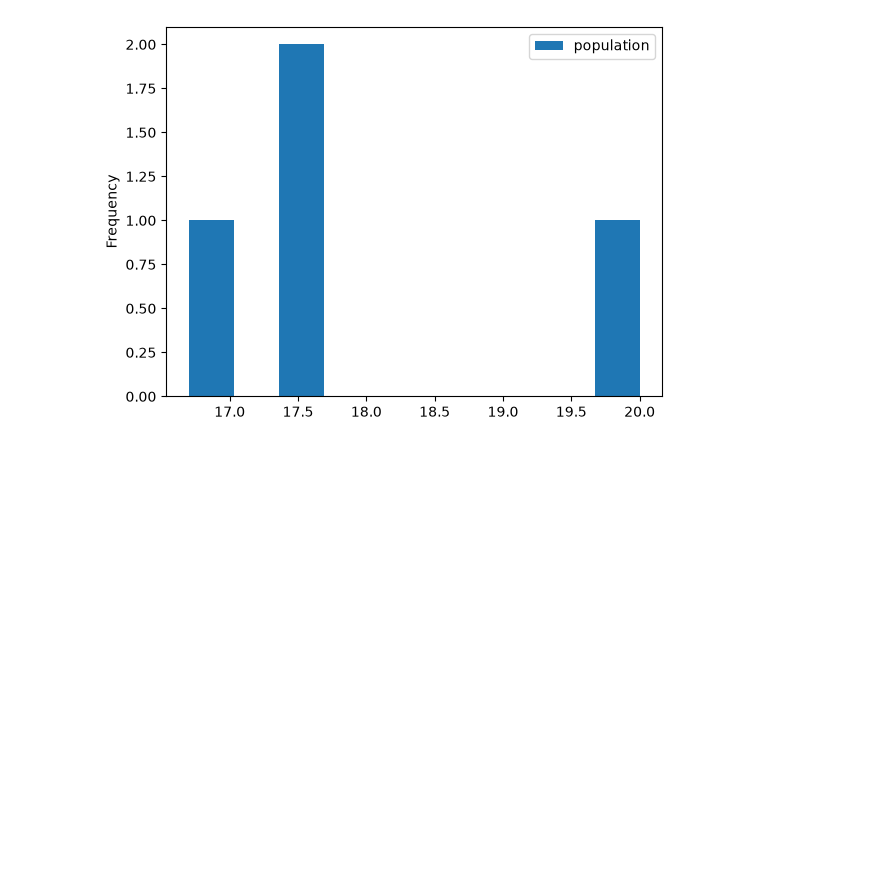
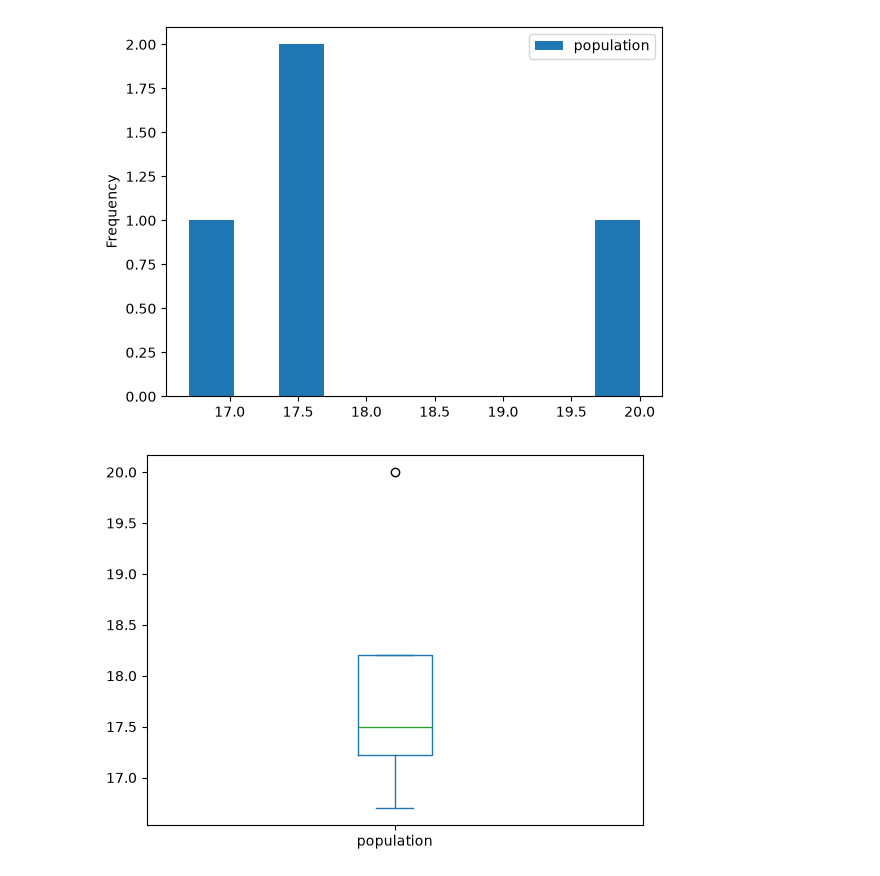
Before and after one commit to yasinmillers/pro_Ai, a Jupyter notebook: nupydemo.ipynb, the cells around one changed output. Drawn from its saved outputs; the diff is of its cells as text; code cells hidden in the pictures; blank space fills up the shorter version.

```diff
--- a/nupydemo.ipynb
+++ b/nupydemo.ipynb
@@ -401,3 +401,8 @@ df.plot(x='country', y='population', kind='hist')
 plt.show()
 # %% [output]
 [figure]
+# %%
+df.plot(x='country', y='population', kind='box')
+plt.show()
+# %% [output]
+[figure, added]
```
